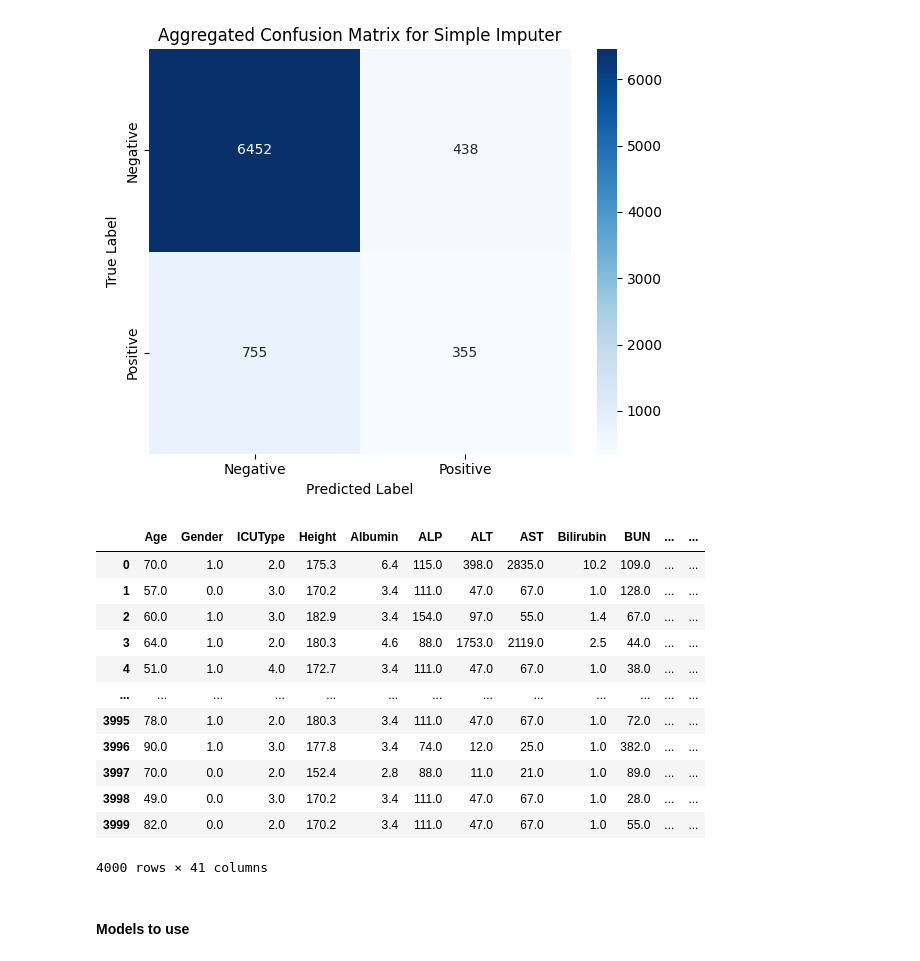
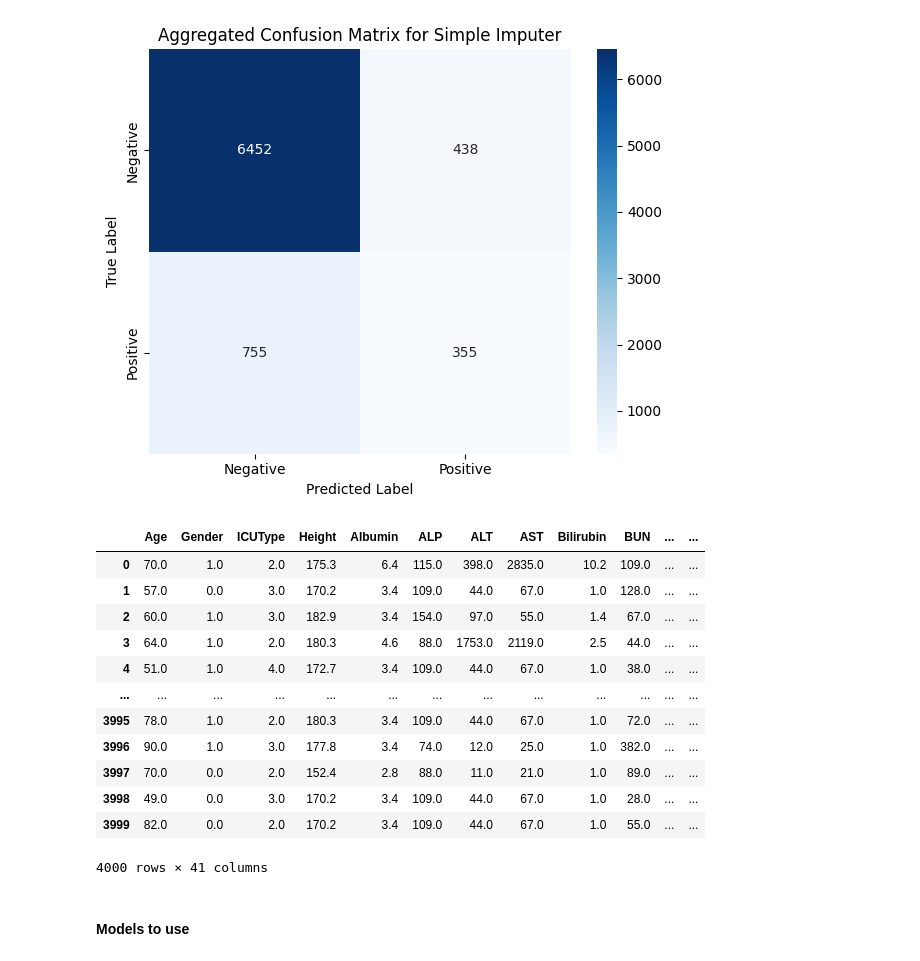
Before and after one commit to alyelaswad/ICU-Risk-Predictor, a Jupyter notebook: src/testing.ipynb, the cells around one changed output. Cells and saved outputs as stored; diff of their text form; code cells hidden in the pictures.

```diff
--- a/src/testing.ipynb
+++ b/src/testing.ipynb
@@ -253,45 +253,45 @@ simpleimputer = SimpleImputer(strategy='median')
 X = df.drop(columns=['RecordID'])  # drop ID from features
 X_Aimputed = simpleimputer.fit_transform(X)
 train_df = pd.DataFrame(X_Aimputed,columns = X.columns)
 
 
 adasyn = ADASYN(random_state=0)
 X_resampled, y_resampled = adasyn.fit_resample(train_df, Mortality_labels)
 
 test_path = '../data/dataset/set-b'
 test_label_path = '../data/dataset/Outcomes-b.txt'
 
 test_files = [f for f in os.listdir(test_path) if f.endswith(".txt")]
 test_files.sort()
 
 test_patient_data =[]
 test_patient_outcomes =[]
 
 for i in enumerate(test_files):
     data_path = os.path.join(test_path, test_files[i[0]])
     test_patient_data.append( pd.read_csv(data_path))
 test_df = rtd.raw_to_df(test_patient_data)
-simpleimputer = SimpleImputer(strategy='median')
+
 X = test_df.drop(columns=['RecordID'])  # drop ID from features
-X_imputed = simpleimputer.fit_transform(X)
+X_imputed = simpleimputer.transform(X)
 test_df = pd.DataFrame(X_imputed,columns = X.columns)
 
 test_patient_outcomes = pd.read_csv(test_label_path)
 test_Mortality_labels = test_patient_outcomes["In-hospital_death"]
 test_df
 # %% [output]
 |  | Age | Gender | ICUType | Height | Albumin | ALP | ALT | AST | Bilirubin | BUN | ... | ... |
 | 0 | 70.0 | 1.0 | 2.0 | 175.3 | 6.4 | 115.0 | 398.0 | 2835.0 | 10.2 | 109.0 | ... | ... |
-| 1 | 57.0 | 0.0 | 3.0 | 170.2 | 3.4 | 111.0 | 47.0 | 67.0 | 1.0 | 128.0 | ... | ... |
+| 1 | 57.0 | 0.0 | 3.0 | 170.2 | 3.4 | 109.0 | 44.0 | 67.0 | 1.0 | 128.0 | ... | ... |
 | 2 | 60.0 | 1.0 | 3.0 | 182.9 | 3.4 | 154.0 | 97.0 | 55.0 | 1.4 | 67.0 | ... | ... |
 | 3 | 64.0 | 1.0 | 2.0 | 180.3 | 4.6 | 88.0 | 1753.0 | 2119.0 | 2.5 | 44.0 | ... | ... |
-| 4 | 51.0 | 1.0 | 4.0 | 172.7 | 3.4 | 111.0 | 47.0 | 67.0 | 1.0 | 38.0 | ... | ... |
+| 4 | 51.0 | 1.0 | 4.0 | 172.7 | 3.4 | 109.0 | 44.0 | 67.0 | 1.0 | 38.0 | ... | ... |
 | ... | ... | ... | ... | ... | ... | ... | ... | ... | ... | ... | ... | ... |
-| 3995 | 78.0 | 1.0 | 2.0 | 180.3 | 3.4 | 111.0 | 47.0 | 67.0 | 1.0 | 72.0 | ... | ... |
+| 3995 | 78.0 | 1.0 | 2.0 | 180.3 | 3.4 | 109.0 | 44.0 | 67.0 | 1.0 | 72.0 | ... | ... |
 | 3996 | 90.0 | 1.0 | 3.0 | 177.8 | 3.4 | 74.0 | 12.0 | 25.0 | 1.0 | 382.0 | ... | ... |
 | 3997 | 70.0 | 0.0 | 2.0 | 152.4 | 2.8 | 88.0 | 11.0 | 21.0 | 1.0 | 89.0 | ... | ... |
-| 3998 | 49.0 | 0.0 | 3.0 | 170.2 | 3.4 | 111.0 | 47.0 | 67.0 | 1.0 | 28.0 | ... | ... |
-| 3999 | 82.0 | 0.0 | 2.0 | 170.2 | 3.4 | 111.0 | 47.0 | 67.0 | 1.0 | 55.0 | ... | ... |
+| 3998 | 49.0 | 0.0 | 3.0 | 170.2 | 3.4 | 109.0 | 44.0 | 67.0 | 1.0 | 28.0 | ... | ... |
+| 3999 | 82.0 | 0.0 | 2.0 | 170.2 | 3.4 | 109.0 | 44.0 | 67.0 | 1.0 | 55.0 | ... | ... |
 4000 rows × 41 columns
 # %% [markdown]
 #### Models to use
```
Also changed, not shown: parts of 18 cells of this notebook.
